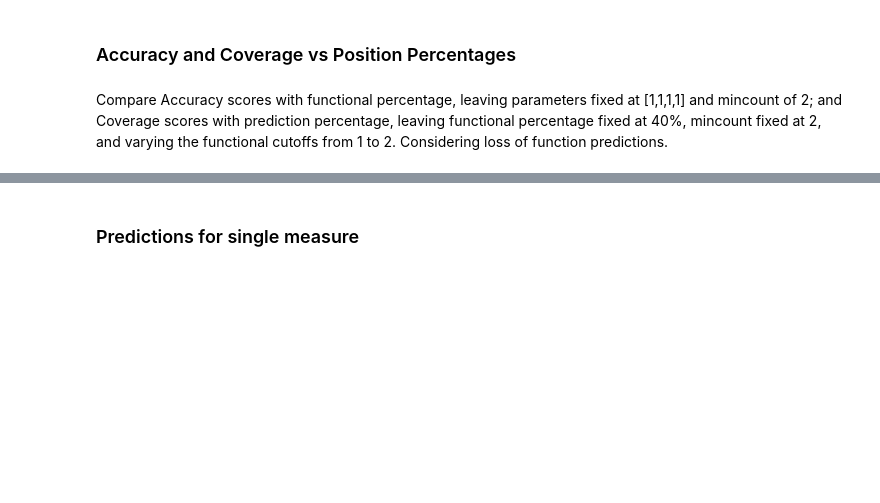
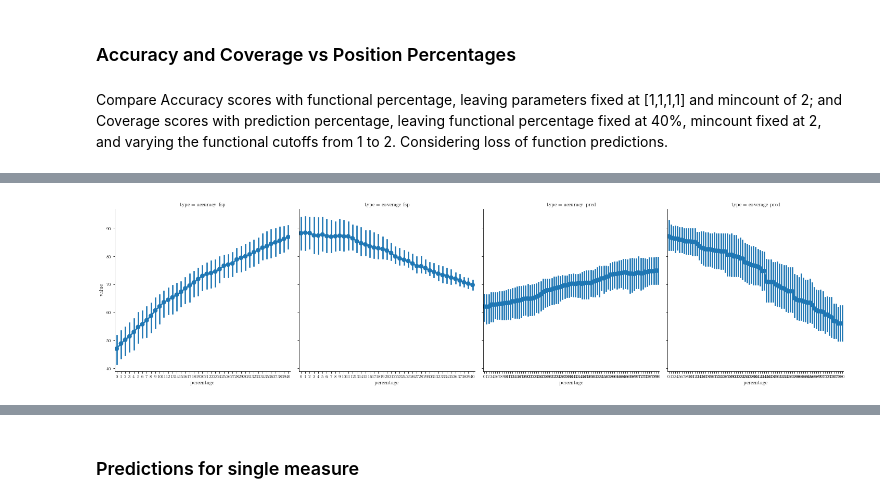
Before and after one commit to CrisSotomayor/perturbation-networks-get-data, a Jupyter notebook: figure_behavior.ipynb, the cells around one changed output, grey strips where cells are left out. Drawn from its saved outputs; the diff is of its cells as text; code cells hidden in the pictures; blank space fills up the shorter version.

```diff
--- a/figure_behavior.ipynb
+++ b/figure_behavior.ipynb
@@ -222,0 +223,10 @@ for i, protein in enumerate(proteins):
+# %%
+dfs = []
+for head in data_ac.keys():
+    df_ac = pd.DataFrame(data_ac[head])
+    df_ac = pd.melt(df_ac, var_name="percentage")
+    df_ac["type"] = head.replace("_", " ")
+    col_prot = protein_names * (df_ac.shape[0]//5)
+    df_ac["protein"] = col_prot
+    dfs.append(df_ac)
+df = pd.concat(dfs)
@@ -222,0 +242,4 @@ for i, protein in enumerate(proteins):
+# %%
+g = sns.catplot(data=df, col="type", kind="point", x="percentage", y="value", sharex=False)
+# %% [output]
+[figure, added]
```
Also changed, not shown: parts of 4 cells of this notebook.
